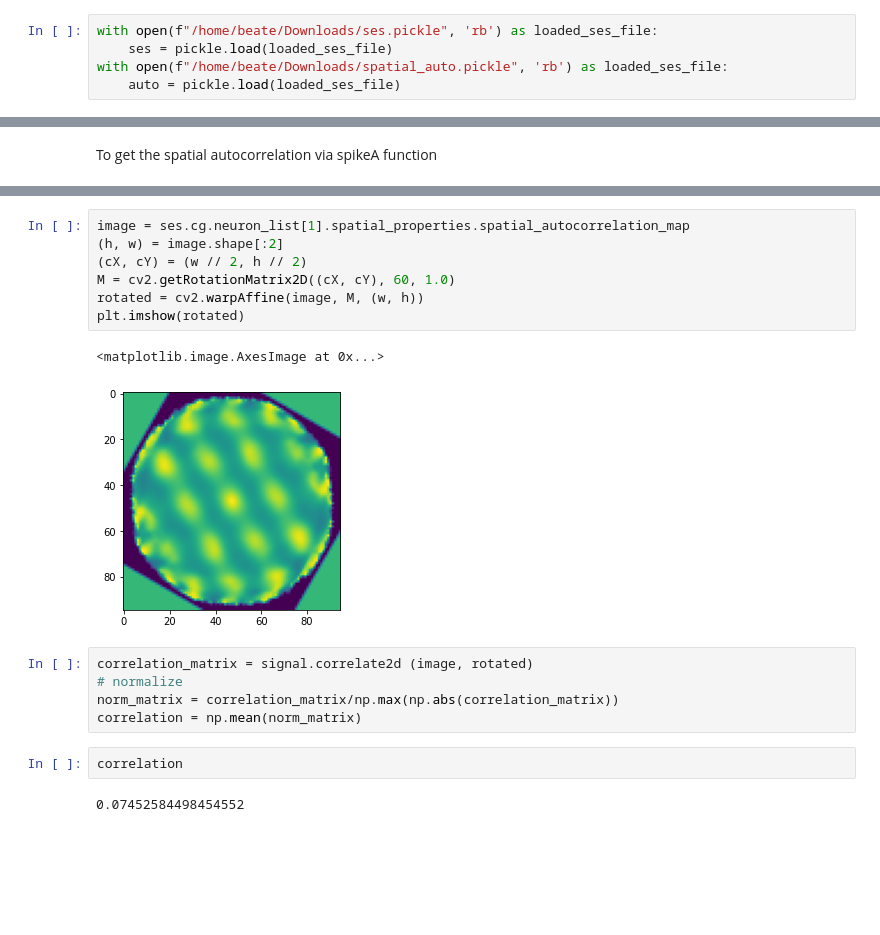
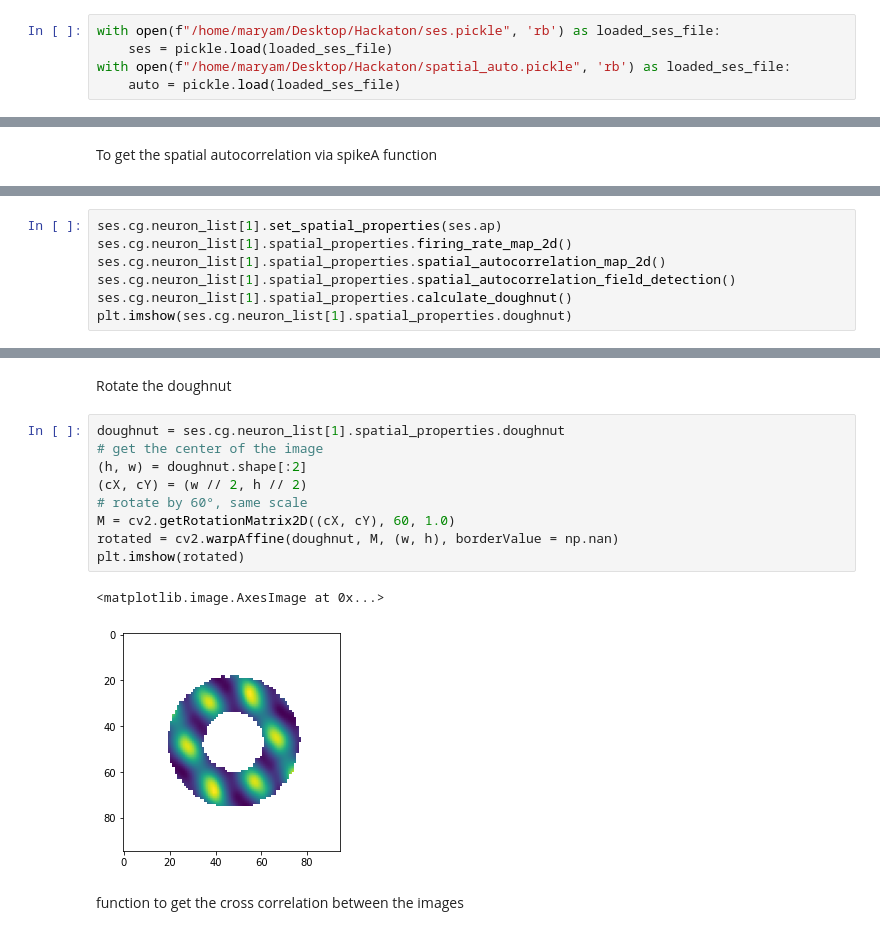
Before and after one commit to kevin-allen/spikeA, a Jupyter notebook: docs_notebooks/Code_grid_score.ipynb, the cells around one changed output, grey strips where cells are left out. Cells and saved outputs as stored; diff of their text form; blank space fills up the shorter version.

```diff
--- a/docs_notebooks/Code_grid_score.ipynb
+++ b/docs_notebooks/Code_grid_score.ipynb
@@ -23,9 +23,9 @@ import spikeA.spatial_properties
 import cv2
 from scipy import signal
 # %%
-with open(f"/home/beate/Downloads/ses.pickle", 'rb') as loaded_ses_file:
+with open(f"/home/maryam/Desktop/Hackaton/ses.pickle", 'rb') as loaded_ses_file:
     ses = pickle.load(loaded_ses_file)
-with open(f"/home/beate/Downloads/spatial_auto.pickle", 'rb') as loaded_ses_file:
+with open(f"/home/maryam/Desktop/Hackaton/spatial_auto.pickle", 'rb') as loaded_ses_file:
     auto = pickle.load(loaded_ses_file)
 # %%
 rate_map = ses.cg.neuron_list[1].spatial_properties.firing_rate_map
@@ -61,0 +63,7 @@ Rotate the spatial autocorrelation by 30°
+# %%
+ses.cg.neuron_list[1].set_spatial_properties(ses.ap)
+ses.cg.neuron_list[1].spatial_properties.firing_rate_map_2d()
+ses.cg.neuron_list[1].spatial_properties.spatial_autocorrelation_map_2d()
+ses.cg.neuron_list[1].spatial_properties.spatial_autocorrelation_field_detection()
+ses.cg.neuron_list[1].spatial_properties.calculate_doughnut()
+plt.imshow(ses.cg.neuron_list[1].spatial_properties.doughnut)
@@ -62,19 +73,16 @@ Rotate the spatial autocorrelation by 30°
+# %% [markdown]
+Rotate the doughnut
 # %%
-image = ses.cg.neuron_list[1].spatial_properties.spatial_autocorrelation_map
-(h, w) = image.shape[:2]
+doughnut = ses.cg.neuron_list[1].spatial_properties.doughnut
+# get the center of the image
+(h, w) = doughnut.shape[:2]
 (cX, cY) = (w // 2, h // 2)
+# rotate by 60°, same scale
 M = cv2.getRotationMatrix2D((cX, cY), 60, 1.0)
-rotated = cv2.warpAffine(image, M, (w, h))
+rotated = cv2.warpAffine(doughnut, M, (w, h), borderValue = np.nan)
 plt.imshow(rotated)
 # %% [output]
 <matplotlib.image.AxesImage at 0x...>
-[figure, old version]
+[figure, new version]
-# %%
-correlation_matrix = signal.correlate2d (image, rotated)
-# normalize
-norm_matrix = correlation_matrix/np.max(np.abs(correlation_matrix))
-correlation = np.mean(norm_matrix)
-# %%
-correlation
-# %% [output]
-0.07452584498454552
+# %% [markdown]
+function to get the cross correlation between the images
```
Also changed, not shown: parts of 9 cells of this notebook, 1 other file.
